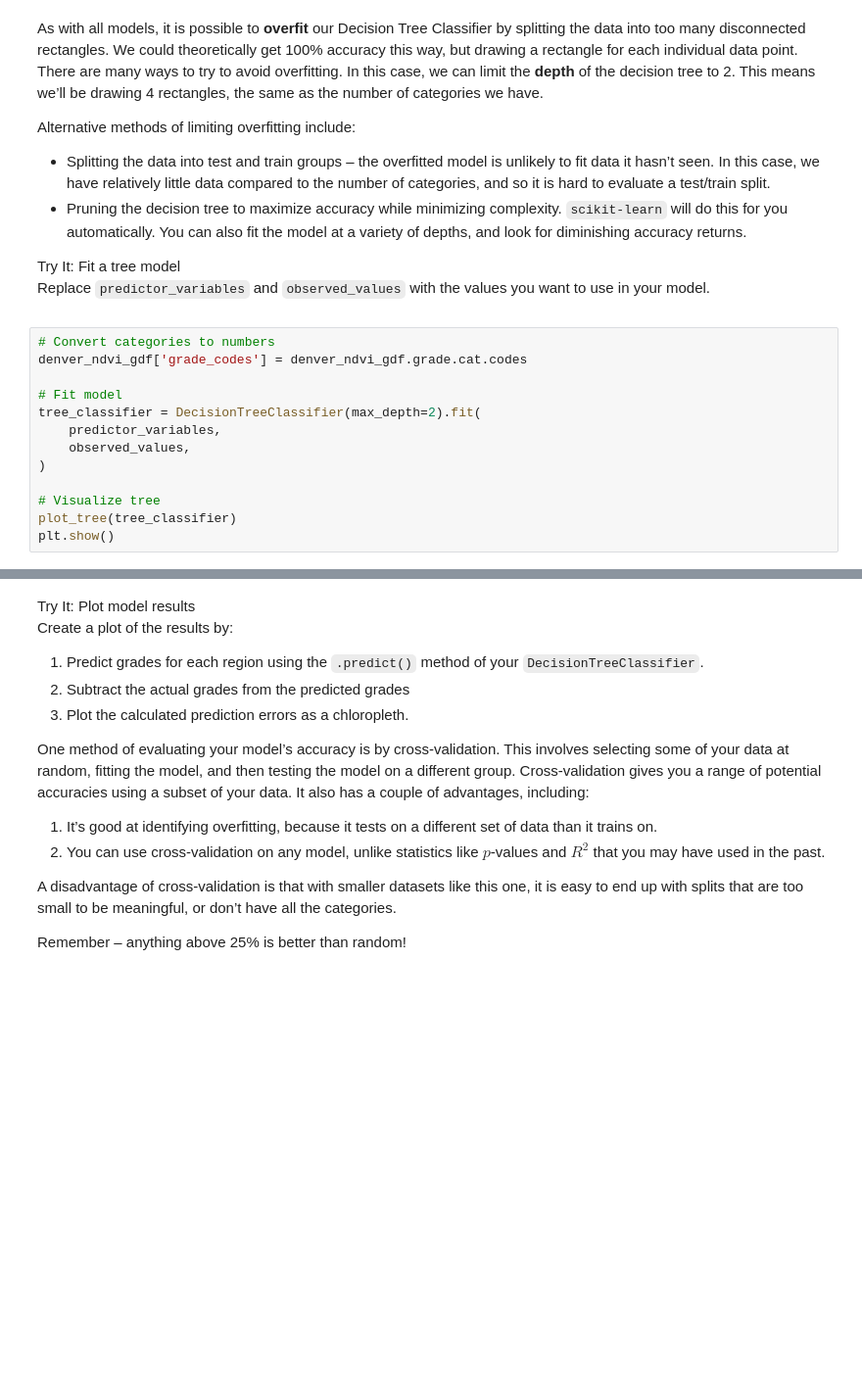
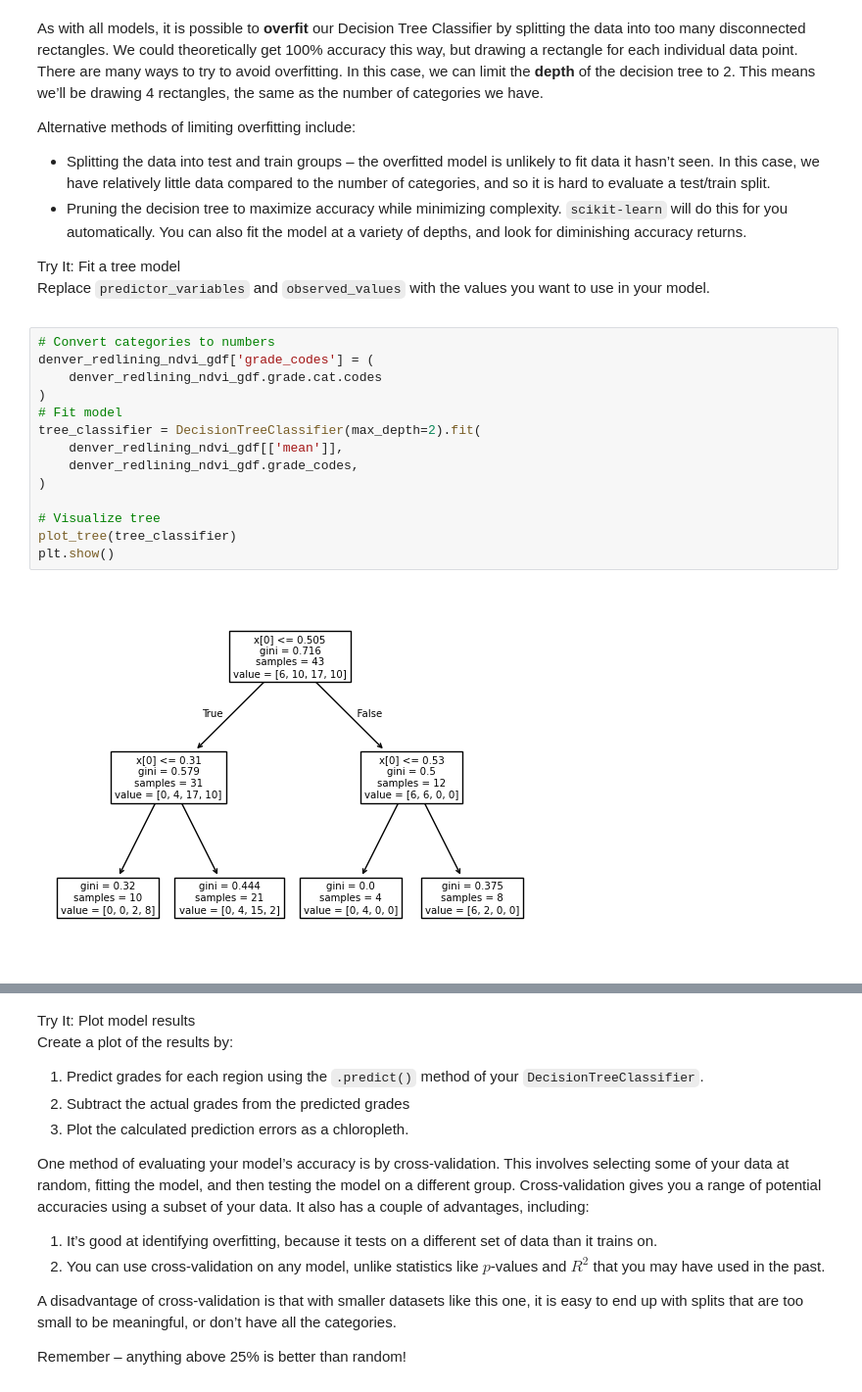
Before and after one commit to earthlab-education/fundamentals-04-redlining-ZacharyCJDecker, a Jupyter notebook: notebooks/redlining-42-tree-model.ipynb, the cells around one changed output, grey strips where cells are left out. Shown at 98% size. Cells and saved outputs as stored; diff of their text form; blank space fills up the shorter version.

Commit message:
Finished redlining

```diff
--- a/notebooks/redlining-42-tree-model.ipynb
+++ b/notebooks/redlining-42-tree-model.ipynb
@@ -49,14 +55,17 @@ Alternative methods of limiting overfitting include:
 model.</p></div></div>
 # %%
 # Convert categories to numbers
-denver_ndvi_gdf['grade_codes'] = denver_ndvi_gdf.grade.cat.codes
-
+denver_redlining_ndvi_gdf['grade_codes'] = (
+    denver_redlining_ndvi_gdf.grade.cat.codes
+)
 # Fit model
 tree_classifier = DecisionTreeClassifier(max_depth=2).fit(
-    predictor_variables,
-    observed_values,
+    denver_redlining_ndvi_gdf[['mean']],
+    denver_redlining_ndvi_gdf.grade_codes,
 )
 
 # Visualize tree
 plot_tree(tree_classifier)
 plt.show()
+# %% [output]
+[figure, added]
```
Also changed, not shown: parts of 3 cells of this notebook, 4 other files.
